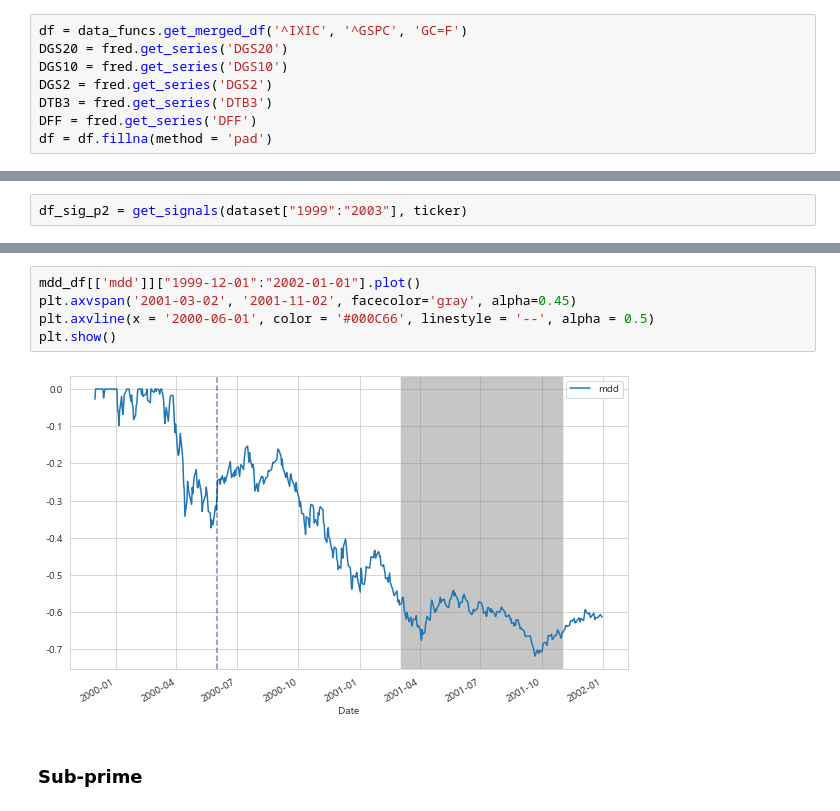
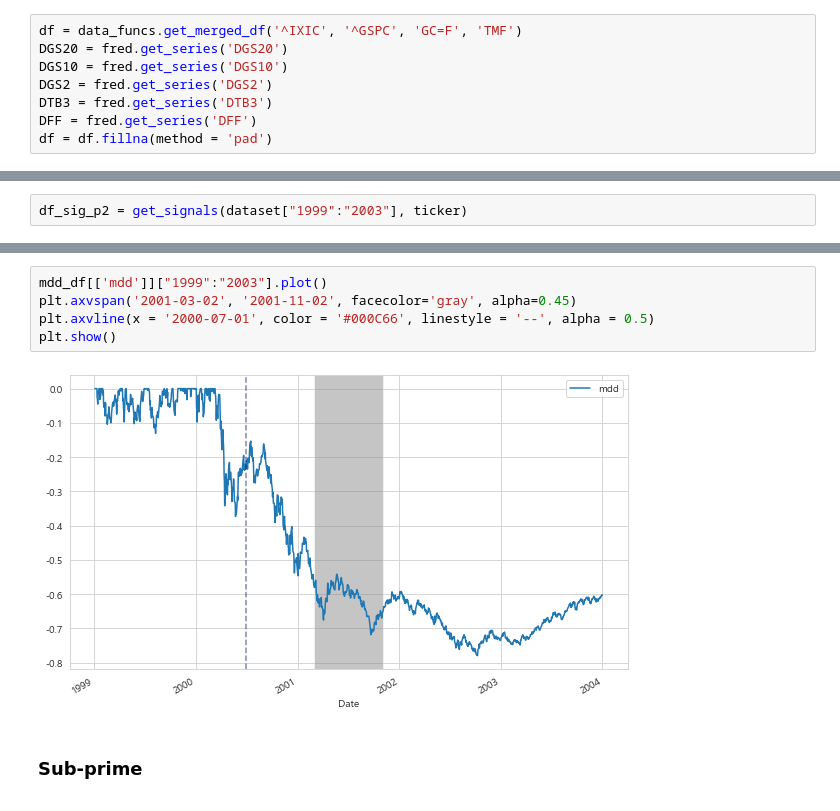
Before and after one commit to hansJeong/ws_fn_git, a Jupyter notebook: analytics/01_01_shock_case_study.ipynb, the cells around one changed output, grey strips where cells are left out. Saved outputs shown, nothing was run; the diff lists cells and outputs as text.

```diff
--- a/analytics/01_01_shock_case_study.ipynb
+++ b/analytics/01_01_shock_case_study.ipynb
@@ -69,7 +70,7 @@ def get_signals(df, target):
 ## etfs
 ## df = data_funcs.get_merged_df('TQQQ', 'UPRO', 'EURL', 'EDC')
 # %%
-df = data_funcs.get_merged_df('^IXIC', '^GSPC', 'GC=F')
+df = data_funcs.get_merged_df('^IXIC', '^GSPC', 'GC=F', 'TMF')
 DGS20 = fred.get_series('DGS20')
 DGS10 = fred.get_series('DGS10')
 DGS2 = fred.get_series('DGS2')
@@ -236,10 +237,10 @@ plt.show()
 # %%
-mdd_df[['mdd']]["1999-12-01":"2002-01-01"].plot()
+mdd_df[['mdd']]["1999":"2003"].plot()
 plt.axvspan('2001-03-02', '2001-11-02', facecolor='gray', alpha=0.45)
-plt.axvline(x = '2000-06-01', color = '#000C66', linestyle = '--', alpha = 0.5)
+plt.axvline(x = '2000-07-01', color = '#000C66', linestyle = '--', alpha = 0.5)
 plt.show()
 # %% [output]
-[figure, old version]
+[figure, new version]
 # %% [markdown]
 ### Sub-prime
 # %%
```
Also changed, not shown: parts of 9 cells of this notebook.
